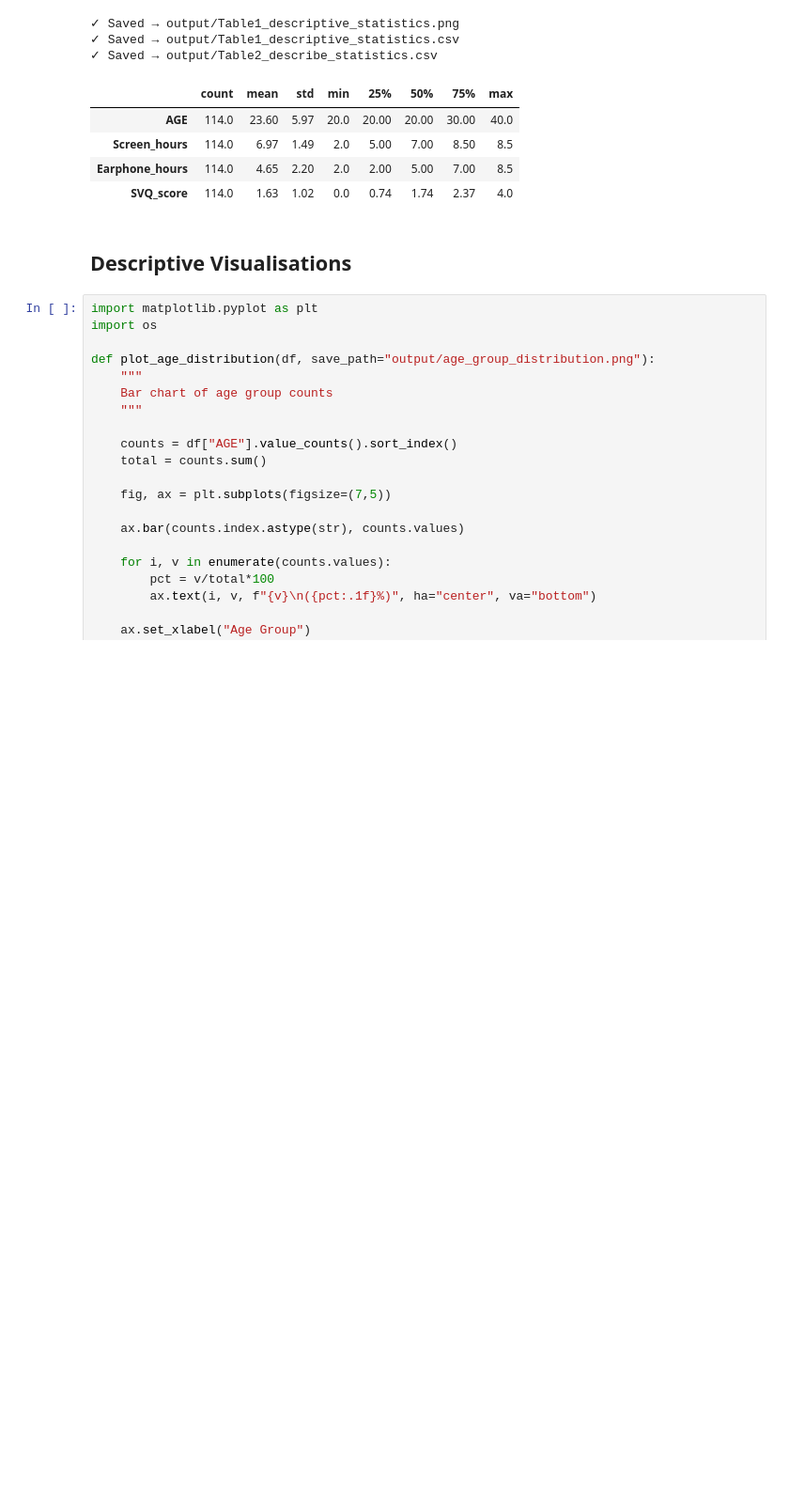
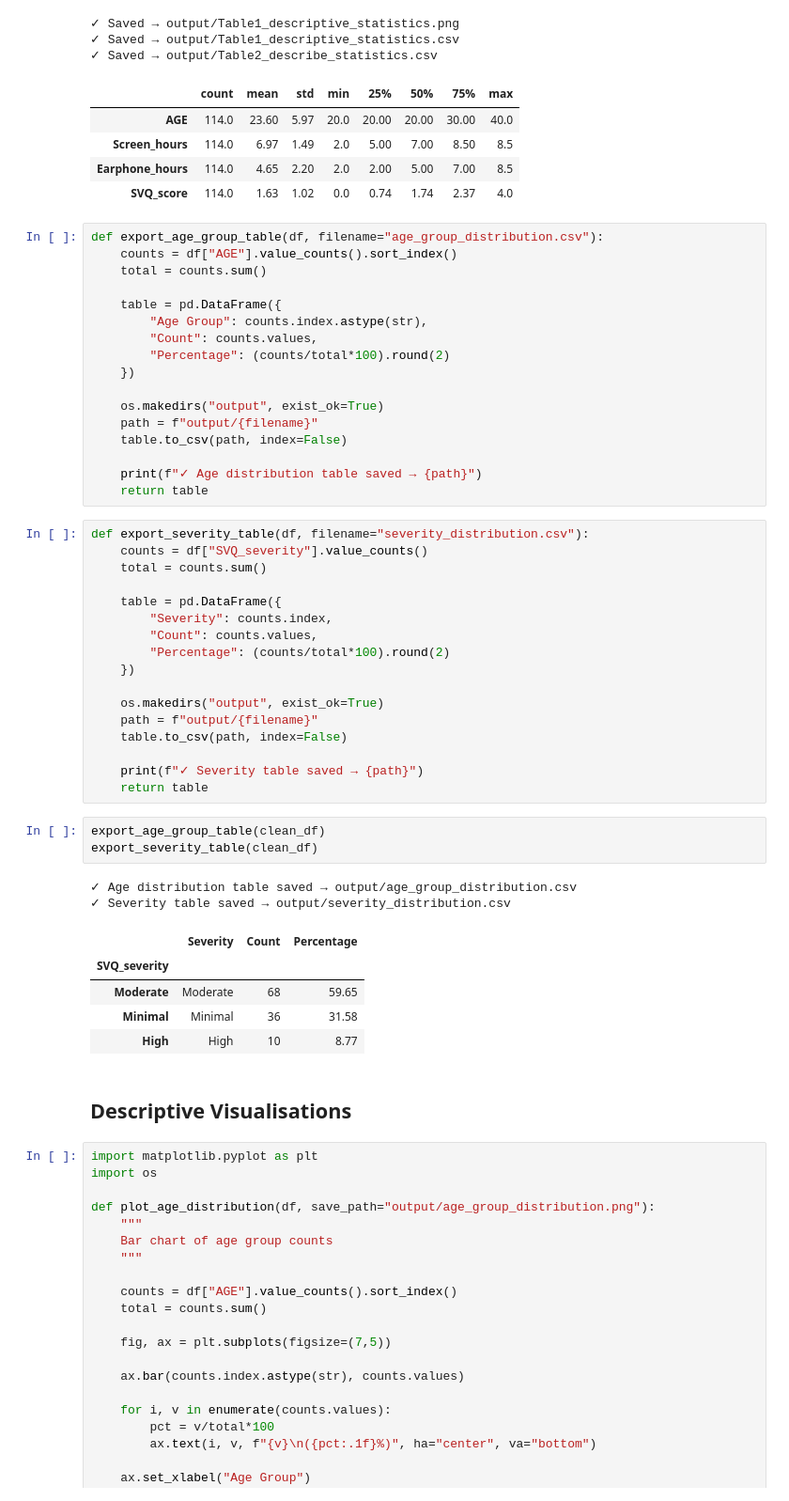
Before and after one commit to Maverick341/vertigo-survey-analysis, a Jupyter notebook: vertigo_survey_analysis_main.ipynb, the cells around one changed output. Shown at 94% size. Saved outputs shown, nothing was run; the diff lists cells and outputs as text; blank space fills up the shorter version.

```diff
--- a/vertigo_survey_analysis_main.ipynb
+++ b/vertigo_survey_analysis_main.ipynb
@@ -388,6 +405,51 @@ export_describe_table(table1_df)
 | Screen_hours | 114.0 | 6.97 | 1.49 | 2.0 | 5.00 | 7.00 | 8.50 | 8.5 |
 | Earphone_hours | 114.0 | 4.65 | 2.20 | 2.0 | 2.00 | 5.00 | 7.00 | 8.5 |
 | SVQ_score | 114.0 | 1.63 | 1.02 | 0.0 | 0.74 | 1.74 | 2.37 | 4.0 |
+# %%
+def export_age_group_table(df, filename="age_group_distribution.csv"):
+    counts = df["AGE"].value_counts().sort_index()
+    total = counts.sum()
+
+    table = pd.DataFrame({
+        "Age Group": counts.index.astype(str),
+        "Count": counts.values,
+        "Percentage": (counts/total*100).round(2)
+    })
+
+    os.makedirs("output", exist_ok=True)
+    path = f"output/{filename}"
+    table.to_csv(path, index=False)
+
+    print(f"✓ Age distribution table saved → {path}")
+    return table
+# %%
+def export_severity_table(df, filename="severity_distribution.csv"):
+    counts = df["SVQ_severity"].value_counts()
+    total = counts.sum()
+
+    table = pd.DataFrame({
+        "Severity": counts.index,
+        "Count": counts.values,
+        "Percentage": (counts/total*100).round(2)
+    })
+
+    os.makedirs("output", exist_ok=True)
+    path = f"output/{filename}"
+    table.to_csv(path, index=False)
+
+    print(f"✓ Severity table saved → {path}")
+    return table
+# %%
+export_age_group_table(clean_df)
+export_severity_table(clean_df)
+# %% [output]
+✓ Age distribution table saved → output/age_group_distribution.csv
+✓ Severity table saved → output/severity_distribution.csv
+|  | Severity | Count | Percentage |
+| SVQ_severity |  |  |  |
+| Moderate | Moderate | 68 | 59.65 |
+| Minimal | Minimal | 36 | 31.58 |
+| High | High | 10 | 8.77 |
 # %% [markdown]
 ## Descriptive Visualisations
 # %%
```
Also changed, not shown: parts of 3 cells of this notebook, 5 other files.
